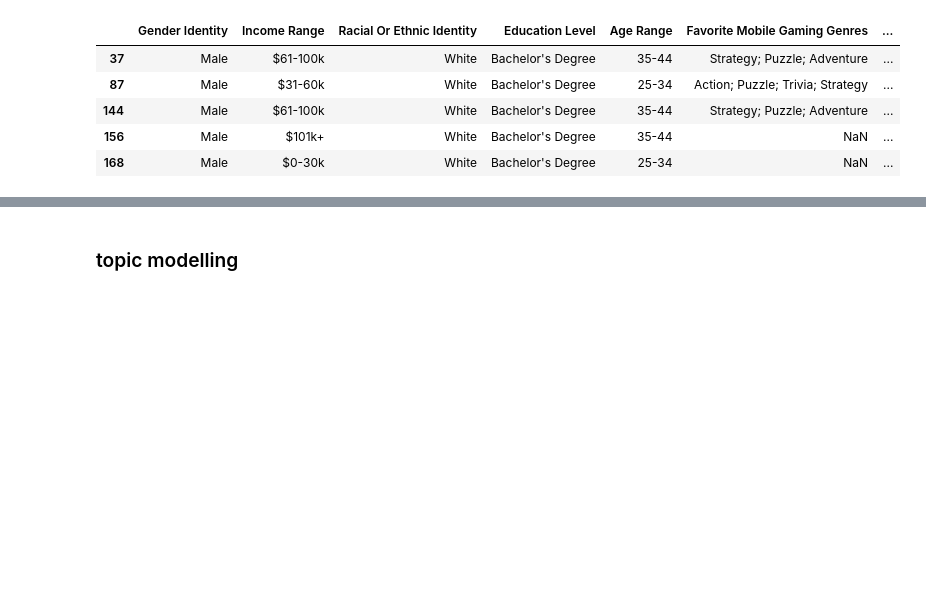
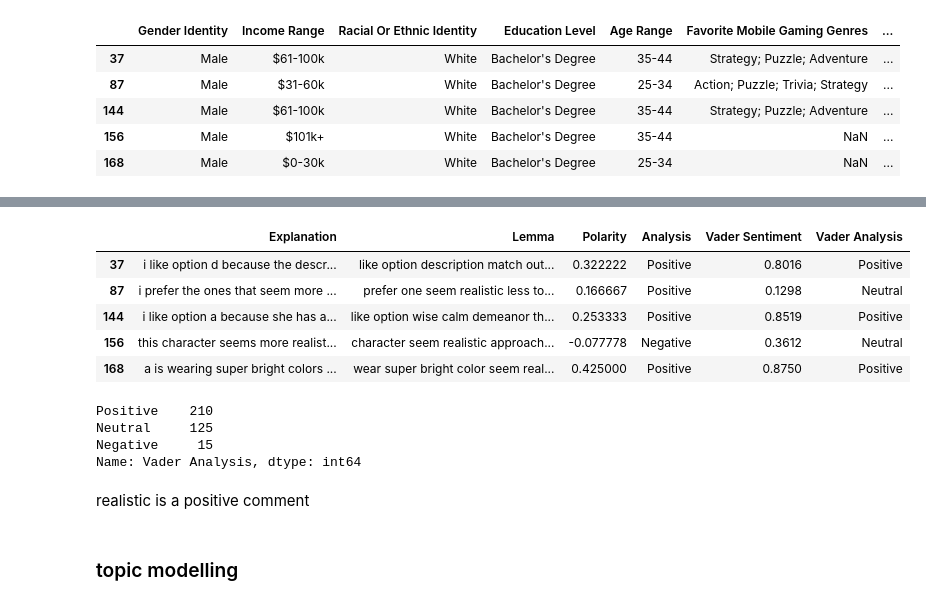
Before and after one commit to jjlu227/pickfuanalysis, a Jupyter notebook: pickfu_analysis0614.ipynb, the cells around one changed output, grey strips where cells are left out. Saved outputs shown, nothing was run; the diff lists cells and outputs as text; code cells hidden in the pictures; blank space fills up the shorter version.

```diff
--- a/pickfu_analysis0614.ipynb
+++ b/pickfu_analysis0614.ipynb
@@ -537,3 +502,0 @@ True
-# %%
-pos= nltk.pos_tag(tokens)
-pos
@@ -569,0 +585,6 @@ LookupError:
+# %%
+fin_data = pd.DataFrame(realistic[['Explanation', 'Lemma']])
+# %%
+fin_data['Polarity'] = fin_data['Lemma'].apply(getPolarity)
+fin_data['Analysis'] = fin_data['Polarity'].apply(analysis)
+fin_data.head()
@@ -570,3 +619,43 @@ LookupError:
+# %%
+
+from vaderSentiment.vaderSentiment import SentimentIntensityAnalyzer
+analyzer = SentimentIntensityAnalyzer()
+
+# function to calculate vader sentiment
+def vadersentimentanalysis(review):
+    vs = analyzer.polarity_scores(review)
+    return vs['compound']
+
+fin_data['Vader Sentiment'] = fin_data['Lemma'].apply(vadersentimentanalysis)
+# %%
+# function to analyse
+def vader_analysis(compound):
+    if compound >= 0.5:
+        return 'Positive'
+    elif compound <= -0.5 :
+        return 'Negative'
+    else:
+        return 'Neutral'
+
+fin_data['Vader Analysis'] = fin_data['Vader Sentiment'].apply(vader_analysis)
+fin_data.head()
+# %% [output]
+|  | Explanation | Lemma | Polarity | Analysis | Vader Sentiment | Vader Analysis |
+| 37 | i like option d because the descr... | like option description match out... | 0.322222 | Positive | 0.8016 | Positive |
+| 87 | i prefer the ones that seem more ... | prefer one seem realistic less to... | 0.166667 | Positive | 0.1298 | Neutral |
+| 144 | i like option a because she has a... | like option wise calm demeanor th... | 0.253333 | Positive | 0.8519 | Positive |
+| 156 | this character seems more realist... | character seem realistic approach... | -0.077778 | Negative | 0.3612 | Neutral |
+| 168 | a is wearing super bright colors ... | wear super bright color seem real... | 0.425000 | Positive | 0.8750 | Positive |
+# %%
+vader_counts = fin_data['Vader Analysis'].value_counts()
+vader_counts
+# %% [output]
+Positive    210
+Neutral     125
+Negative     15
+Name: Vader Analysis, dtype: int64
+# %% [markdown]
+realistic is a positive comment
 # %% [markdown]
 ### topic modelling
 # %% [markdown]
```
Also changed, not shown: parts of 14 cells of this notebook.
